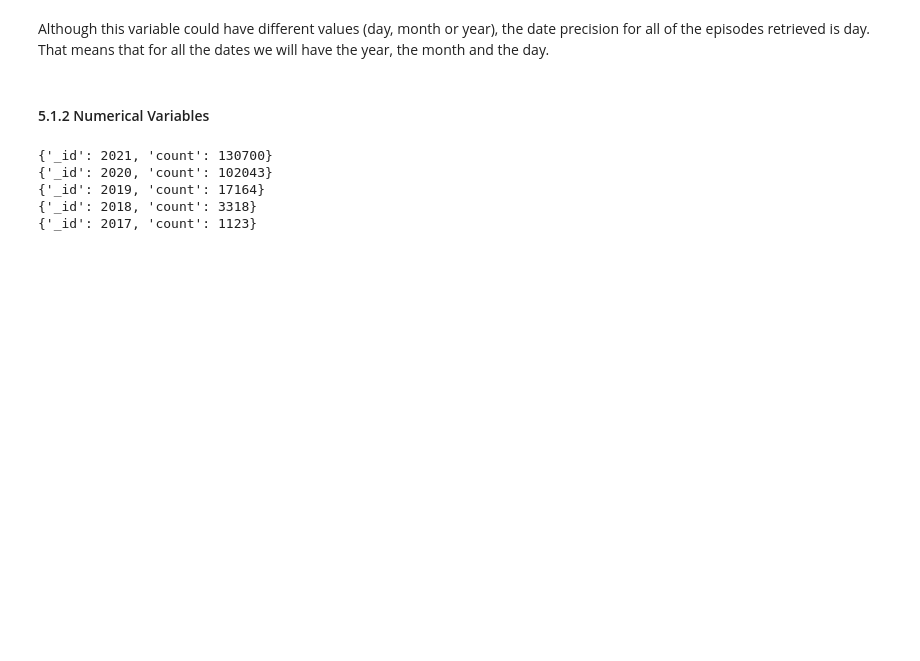
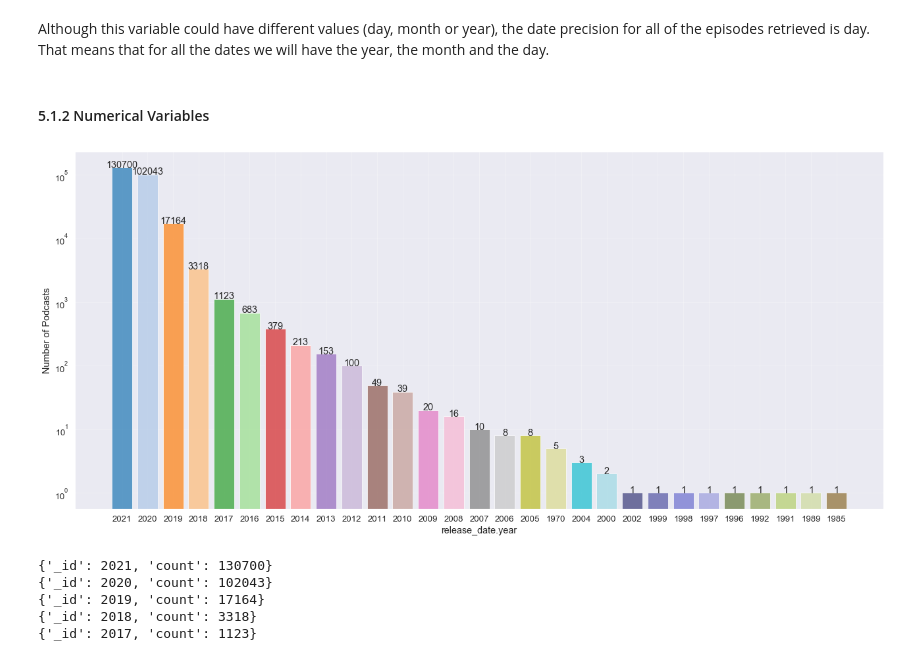
Before and after one commit to xaviercucurull/BDA-Podcasts, a Jupyter notebook: BDA_Final_Project.ipynb, the cells around one changed output. Cells and saved outputs as stored; diff of their text form; code cells hidden in the pictures; blank space fills up the shorter version.

```diff
--- a/BDA_Final_Project.ipynb
+++ b/BDA_Final_Project.ipynb
@@ -484,7 +489,11 @@ import numpy as np
 sns.set(font_scale=1.2)
 
 cmap = get_cmap('tab20')
-TABLEAU_COLORS = [cmap(i/10) for i in range(20)]
+tab20 = [cmap(i/20) for i in range(20)]
+TABLEAU_COLORS_10 = [cmap(i/10) for i in range(20)]
+cmap = get_cmap('tab20b')
+tab20b = [cmap(i/20) for i in range(20)]
+TABLEAU_COLORS_40 = tab20 + tab20b
 # %% [markdown]
 ### 5.1. Exploratory Data Analysis
 
@@ -515,7 +524,13 @@ def plot_count_categorical(collection, field, yscale='linear', figsize=None, ann
     counts.sort(reverse=True)
 
     figure(figsize=figsize)
-    plt.bar(labels, counts, alpha=0.7, color=TABLEAU_COLORS[:2])
+
+    if len(counts) < 10:
+        color_palette = TABLEAU_COLORS_10
+    else:
+        color_palette = TABLEAU_COLORS_40
+
+    plt.bar(labels, counts, alpha=0.7, color=color_palette[:len(counts)])
 
     if title:
         plt.title(title)
@@ -568,3 +585,7 @@ Although this variable could have different values (day, month or year), the dat
+# %%
+plot_count_categorical(podcasts_prep, 'release_date.year', yscale='log', annotate=True, figsize=(22, 10))
+# %% [output]
+[figure, added]
 # %%
 
 pipeline = [
```
Also changed, not shown: parts of 4 cells of this notebook.
